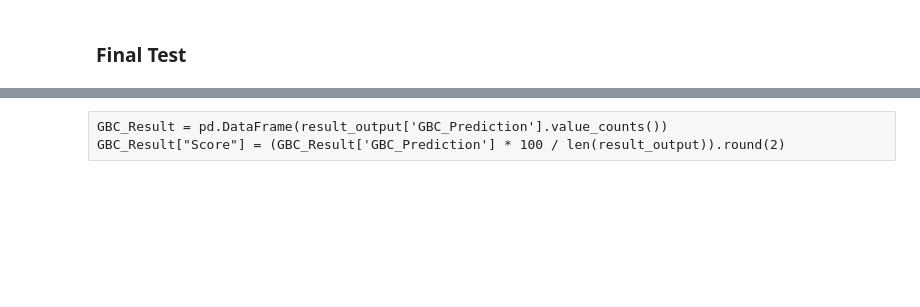
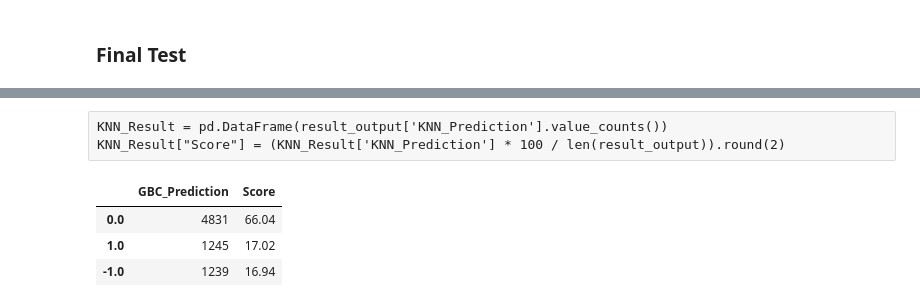
Before and after one commit to Forexience/Forexience, a Jupyter notebook: Testing_Pipeline/EURGBP/EUR_GBP_FINAL.ipynb, the cells around one changed output, grey strips where cells are left out. Saved outputs shown, nothing was run; the diff lists cells and outputs as text; code cells hidden in the pictures; blank space fills up the shorter version.

```diff
--- a/Testing_Pipeline/EURGBP/EUR_GBP_FINAL.ipynb
+++ b/Testing_Pipeline/EURGBP/EUR_GBP_FINAL.ipynb
@@ -781,23 +974,28 @@ result_output = pd.read_csv('03_Back_Test_Final_Result_' + today + '.csv')
 # %%
 #result_output['LR_Prediction'] = result_output['Current_Market'] - result_output['LR_Label']
 #result_output['ET_Prediction'] = result_output['Current_Market'] - result_output['ET_Label']
-result_output['KNN_Prediction'] = result_output['Current_Market'] - result_output['KNN_Label']
+#result_output['KNN_Prediction'] = result_output['Current_Market'] - result_output['KNN_Label']
 #result_output['DT_Prediction'] = result_output['Current_Market'] - result_output['DT_Label']
 #result_output['LIGHTGBM_Prediction'] = result_output['Current_Market'] - result_output['LIGHTGBM_Label']
-#result_output['GBC_Prediction'] = result_output['Current_Market'] - result_output['GBC_Label']
+result_output['GBC_Prediction'] = result_output['Current_Market'] - result_output['GBC_Label']
+# %% [raw]
+KNN_Result = pd.DataFrame(result_output['KNN_Prediction'].value_counts())
+KNN_Result["Score"] = (KNN_Result['KNN_Prediction'] * 100 / len(result_output)).round(2)
 # %%
-KNN_Result = pd.DataFrame(result_output['KNN_Prediction'].value_counts())
-KNN_Result["Score"] = (KNN_Result['KNN_Prediction'] * 100 / len(result_output)).round(2)
+GBC_Result = pd.DataFrame(result_output['GBC_Prediction'].value_counts())
+GBC_Result["Score"] = (GBC_Result['GBC_Prediction'] * 100 / len(result_output)).round(2)
-# %% [raw]
-GBC_Result = pd.DataFrame(result_output['GBC_Prediction'].value_counts())
-GBC_Result["Score"] = (GBC_Result['GBC_Prediction'] * 100 / len(result_output)).round(2)
 # %%
 result = pd.concat([
 #    LR_Result,
 #    ET_Result,
-    KNN_Result,
+#    KNN_Result,
 #    DT_Result,
-#    GBC_Result,
+    GBC_Result,
 #    LIGHTGBM_Result,
 ], axis=1)
 result
+# %% [output]
+|  | GBC_Prediction | Score |
+| 0.0 | 4831 | 66.04 |
+| 1.0 | 1245 | 17.02 |
+| -1.0 | 1239 | 16.94 |
```
Also changed, not shown: parts of 30 cells of this notebook, 34 other files.
